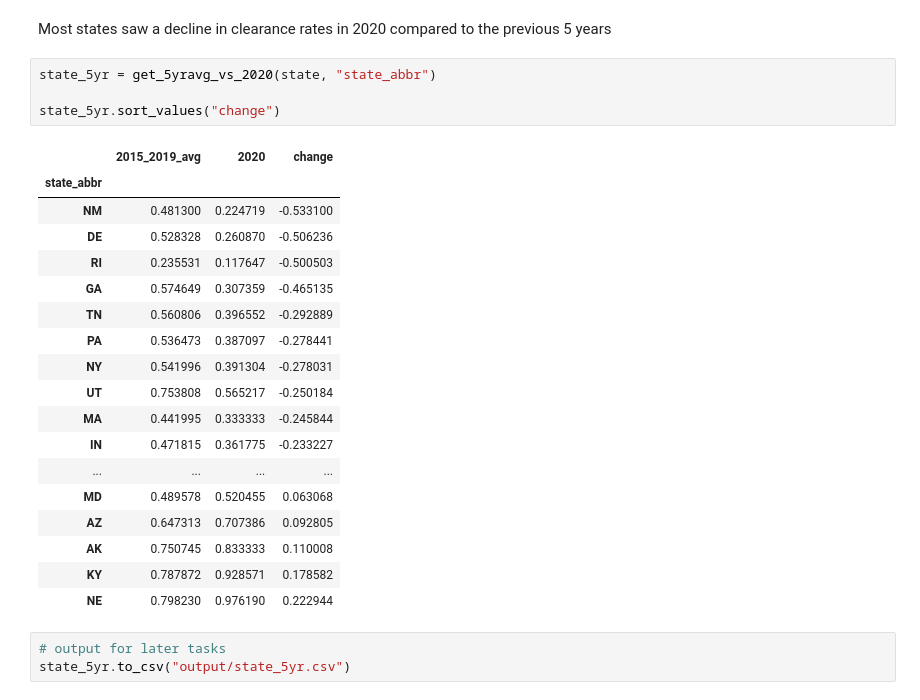
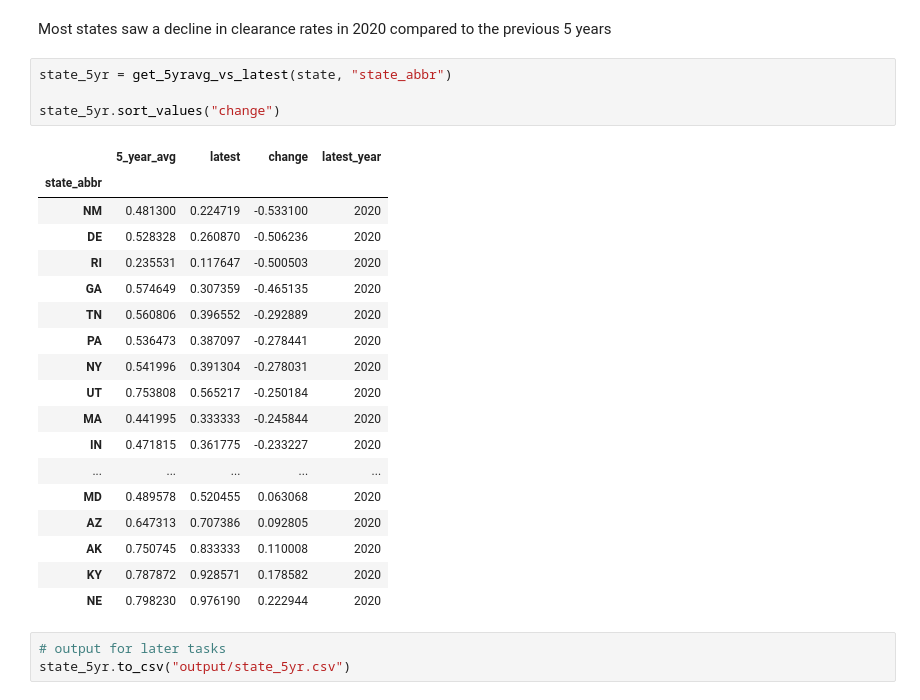
Before and after one commit to cbs-news-data/homicide-clearance-fbi-data, a Jupyter notebook: notebook/reta/src/reta.ipynb, the cells around one changed output. Saved outputs shown, nothing was run; the diff lists cells and outputs as text.

```diff
--- a/notebook/reta/src/reta.ipynb
+++ b/notebook/reta/src/reta.ipynb
@@ -276,28 +293,28 @@ state_2020.to_csv("output/state_2020.csv")
 # %% [markdown]
 Most states saw a decline in clearance rates in 2020 compared to the previous 5 years
 # %%
-state_5yr = get_5yravg_vs_2020(state, "state_abbr")
+state_5yr = get_5yravg_vs_latest(state, "state_abbr")
 
 state_5yr.sort_values("change")
 # %% [output]
-|  | 2015_2019_avg | 2020 | change |
-| state_abbr |  |  |  |
-| NM | 0.481300 | 0.224719 | -0.533100 |
-| DE | 0.528328 | 0.260870 | -0.506236 |
-| RI | 0.235531 | 0.117647 | -0.500503 |
-| GA | 0.574649 | 0.307359 | -0.465135 |
-| TN | 0.560806 | 0.396552 | -0.292889 |
-| PA | 0.536473 | 0.387097 | -0.278441 |
-| NY | 0.541996 | 0.391304 | -0.278031 |
-| UT | 0.753808 | 0.565217 | -0.250184 |
-| MA | 0.441995 | 0.333333 | -0.245844 |
-| IN | 0.471815 | 0.361775 | -0.233227 |
-| ... | ... | ... | ... |
-| MD | 0.489578 | 0.520455 | 0.063068 |
-| AZ | 0.647313 | 0.707386 | 0.092805 |
-| AK | 0.750745 | 0.833333 | 0.110008 |
-| KY | 0.787872 | 0.928571 | 0.178582 |
-| NE | 0.798230 | 0.976190 | 0.222944 |
+|  | 5_year_avg | latest | change | latest_year |
+| state_abbr |  |  |  |  |
+| NM | 0.481300 | 0.224719 | -0.533100 | 2020 |
+| DE | 0.528328 | 0.260870 | -0.506236 | 2020 |
+| RI | 0.235531 | 0.117647 | -0.500503 | 2020 |
+| GA | 0.574649 | 0.307359 | -0.465135 | 2020 |
+| TN | 0.560806 | 0.396552 | -0.292889 | 2020 |
+| PA | 0.536473 | 0.387097 | -0.278441 | 2020 |
+| NY | 0.541996 | 0.391304 | -0.278031 | 2020 |
+| UT | 0.753808 | 0.565217 | -0.250184 | 2020 |
+| MA | 0.441995 | 0.333333 | -0.245844 | 2020 |
+| IN | 0.471815 | 0.361775 | -0.233227 | 2020 |
+| ... | ... | ... | ... | ... |
+| MD | 0.489578 | 0.520455 | 0.063068 | 2020 |
+| AZ | 0.647313 | 0.707386 | 0.092805 | 2020 |
+| AK | 0.750745 | 0.833333 | 0.110008 | 2020 |
+| KY | 0.787872 | 0.928571 | 0.178582 | 2020 |
+| NE | 0.798230 | 0.976190 | 0.222944 | 2020 |
 # %%
 # output for later tasks
 state_5yr.to_csv("output/state_5yr.csv")
```
Also changed, not shown: parts of 10 cells of this notebook, 21 other files.
